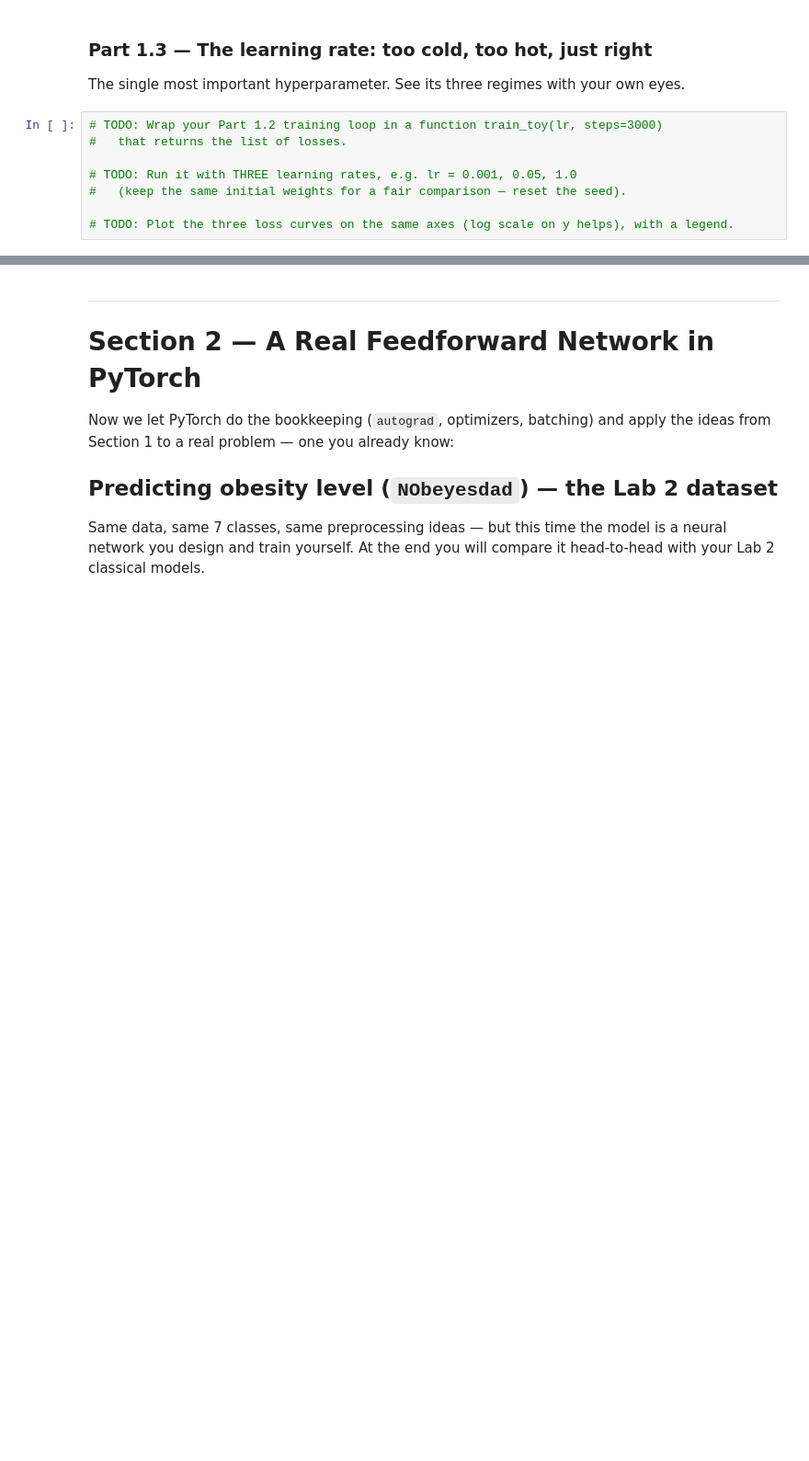
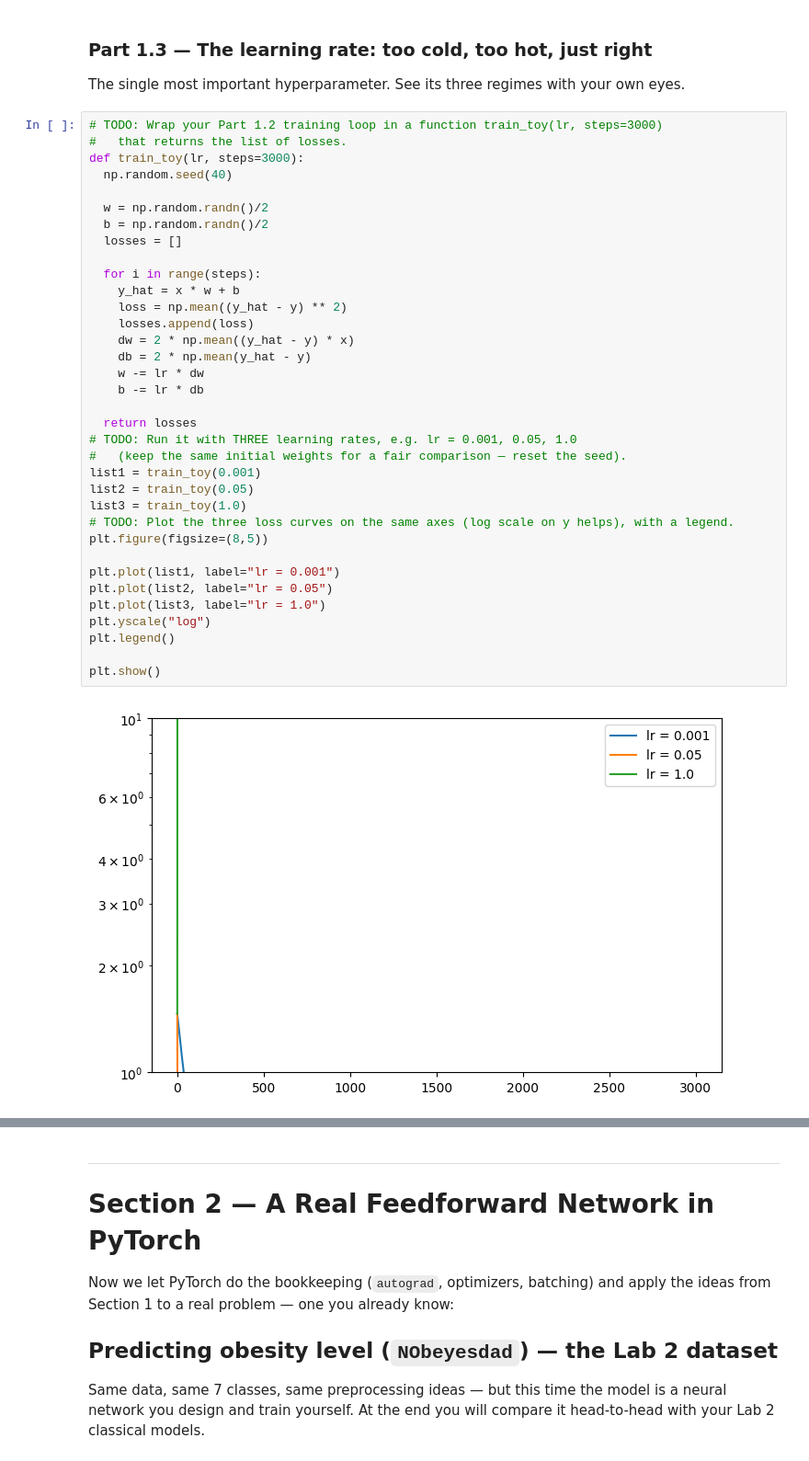
Before and after one commit to OmuwaGeorge/lab-3, a Jupyter notebook: lab_3.ipynb, the cells around one changed output, grey strips where cells are left out. Shown at 92% size. Drawn from its saved outputs; the diff is of its cells as text; blank space fills up the shorter version.

```diff
--- a/lab_3.ipynb
+++ b/lab_3.ipynb
@@ -200,11 +200,40 @@ The single most important hyperparameter. See its three regimes with your own ey
 # %%
 # TODO: Wrap your Part 1.2 training loop in a function train_toy(lr, steps=3000)
 #   that returns the list of losses.
+def train_toy(lr, steps=3000):
+  np.random.seed(40)
 
+  w = np.random.randn()/2
+  b = np.random.randn()/2
+  losses = []
+
+  for i in range(steps):
+    y_hat = x * w + b
+    loss = np.mean((y_hat - y) ** 2)
+    losses.append(loss)
+    dw = 2 * np.mean((y_hat - y) * x)
+    db = 2 * np.mean(y_hat - y)
+    w -= lr * dw
+    b -= lr * db
+
+  return losses
 # TODO: Run it with THREE learning rates, e.g. lr = 0.001, 0.05, 1.0
 #   (keep the same initial weights for a fair comparison — reset the seed).
+list1 = train_toy(0.001)
+list2 = train_toy(0.05)
+list3 = train_toy(1.0)
+# TODO: Plot the three loss curves on the same axes (log scale on y helps), with a legend.
+plt.figure(figsize=(8,5))
 
-# TODO: Plot the three loss curves on the same axes (log scale on y helps), with a legend.
+plt.plot(list1, label="lr = 0.001")
+plt.plot(list2, label="lr = 0.05")
+plt.plot(list3, label="lr = 1.0")
+plt.yscale("log")
+plt.legend()
+
+plt.show()
+# %% [output]
+[figure, added]
 # %% [markdown]
 **Student Reasoning — Learning rate**
 *Describe what each of the three curves shows. Why does a too-large learning rate make the
```
Also changed, not shown: parts of 1 cell of this notebook.
